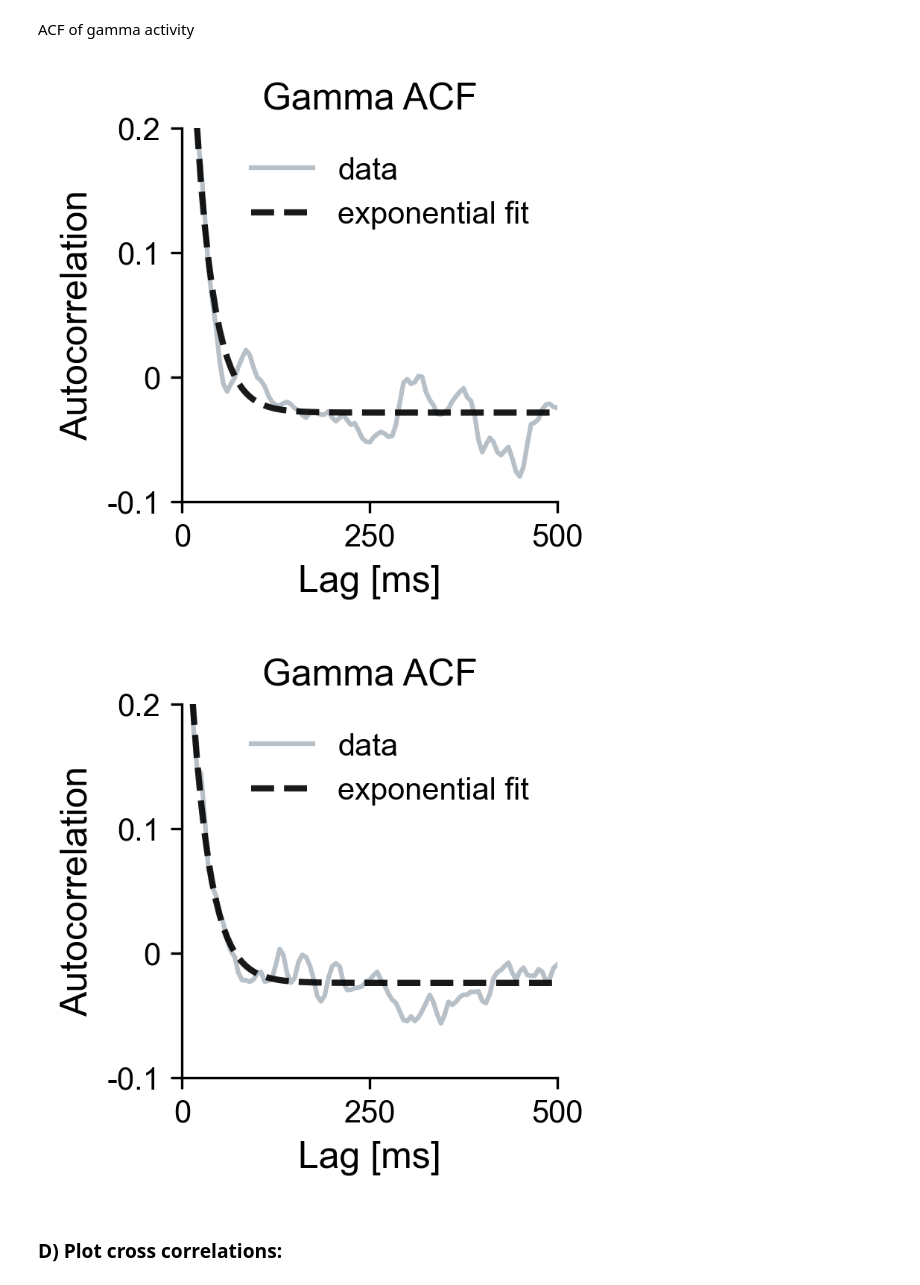
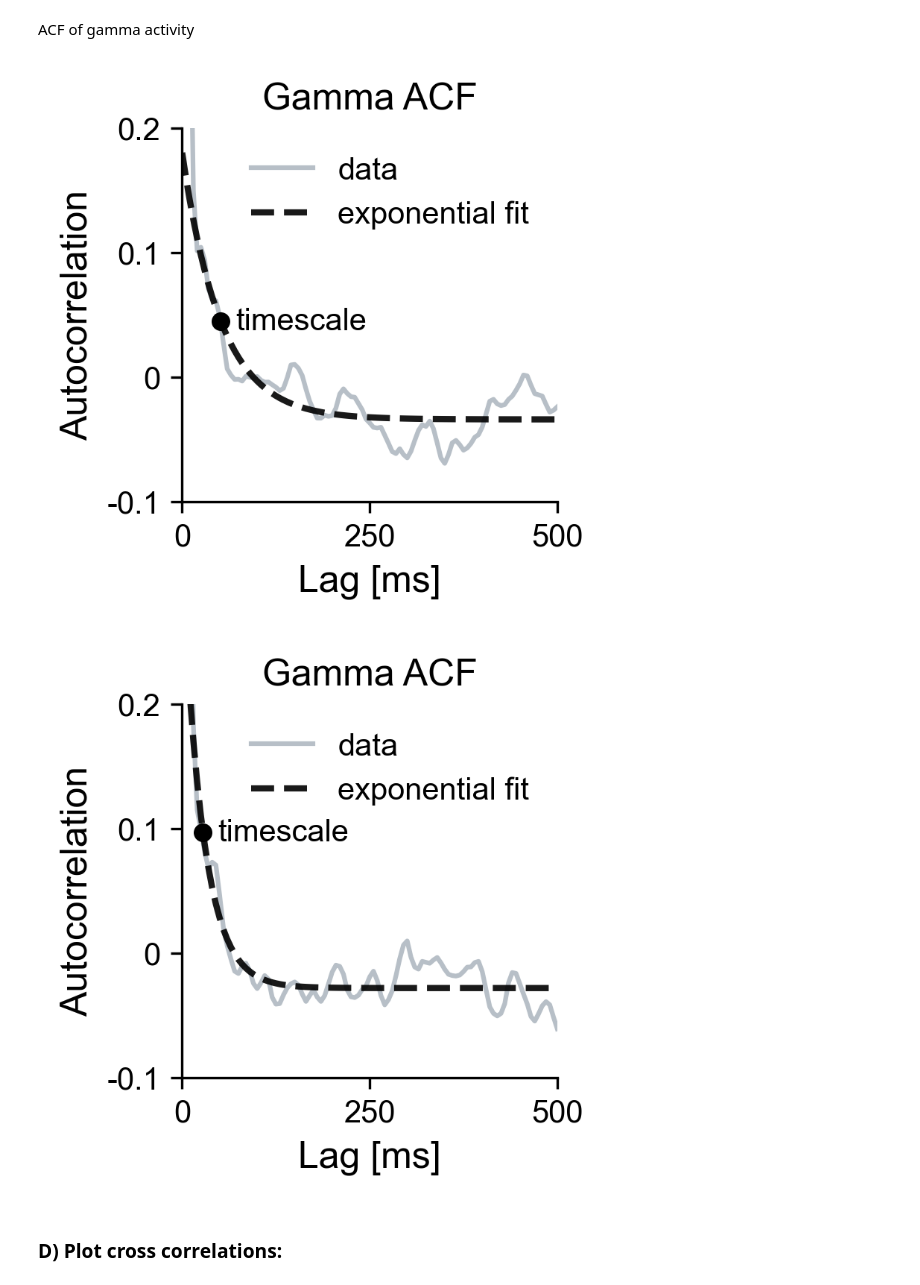
Before and after one commit to cusinatr/MNI-Analysis, a Jupyter notebook: Analysis/Figures/Fig_intro.ipynb, the cells around one changed output. Saved outputs shown, nothing was run; the diff lists cells and outputs as text; code cells hidden in the pictures.

Commit message:
update figures

```diff
--- a/Analysis/Figures/Fig_intro.ipynb
+++ b/Analysis/Figures/Fig_intro.ipynb
@@ -73,19 +73,8 @@ data_R = data["Data_R"].T
 Selected patients and channels to plot:
 # %%
 # Patients and channels to use
-# pats = [34, 34]  # [41, 41] #[93, 93]  #[76, 76] # [78, 78]
-# chans = [
-#     "GD034Lr_3",
-#     "GD034Lu_2",
-# ]  # ["GD041Lr_6",	"GD041Ls_6"]	 #["NG093RF143",	"NG093RF144"]	 # ["MM076LOF5",	"MM076LOF6"]
-# # [
-# #     "MM078LH8",
-# #     "MM078LOF3",
-# # ]  # ["NG103LG15", "NG103LT14"]
-
-
-pats = [78, 78]  # [34, 34]
-chans = ["MM078LOF3", "MM078LH8"]  # ["GD034Lr_3", "GD034Lu_2"]
+pats = [34, 34] # [78, 78]  # [34, 34]
+chans = ["GD034Lr_3", "GD034Lu_2"] # ["MM078LOF3", "MM078LH8"]  # ["GD034Lr_3", "GD034Lu_2"]
 lobes = ["Frontal", "Temporal"]
 # %% [markdown]
 Define names and colors:
@@ -369,6 +358,20 @@ for pat, chan, lobe in zip(pats, chans, lobes):
             alpha=0.9,
             label="exponential fit",
         )
+        ax.scatter(
+            params[0] * 1000,
+            params[1] * (1/np.e + params[2]),
+            marker="o",
+            c="k",
+            s=25,
+            zorder=5
+        )
+        ax.annotate(
+            "timescale",
+            (params[0] * 1000 + 20, params[1] * (1/np.e + params[2])),
+            va="center",
+            fontsize=plots.fsize.TEXT_SIZE
+        )
         # title = " - ".join([str(pat), chan, lobe])
         ax.set_title(
             "Broadband ACF", fontsize=plots.fsize.TITLE_SIZE
@@ -450,37 +453,51 @@ for pat, chan, lobe in zip(pats, chans, lobes):
             alpha=0.9,
             label="exponential fit",
         )
+        ax.scatter(
+            params[0] * 1000,
+            params[1] * (1/np.e + params[2]),
+            marker="o",
+            c="k",
+            s=25,
+            zorder=5
+        )
+        ax.annotate(
+            "timescale",
+            (params[0] * 1000 + 20, params[1] * (1/np.e + params[2])),
+            va="center",
+            fontsize=plots.fsize.TEXT_SIZE
+        )
         # title = " - ".join([str(pat), chan, lobe])
         ax.set_title(
             "Gamma ACF", fontsize=plots.fsize.TITLE_SIZE
         )
         ax.set_xlim(0, 500)
         ax.set_xticks(
             [0, 250, 500],
             labels=[0, 250, 500],
             fontsize=plots.fsize.TICK_SIZE
         )
         ax.set_xlabel(
             "Lag [ms]", fontsize=plots.fsize.LABEL_SIZE
         )
         ax.set_ylim(-0.1, 0.2)
         ax.set_yticks(
             [-0.1, 0, 0.1, 0.2],
             labels=[-0.1, 0, 0.1, 0.2],
             fontsize=plots.fsize.TICK_SIZE
         )
         ax.set_ylabel(
             "Autocorrelation", fontsize=plots.fsize.LABEL_SIZE
         )
         plots._format_spines(ax)
     ax.legend(frameon=False, fontsize=plots.fsize.TEXT_SIZE)
 
     plots.save_figure(fig, fig_path.joinpath(f"ACF_{pat}_{chan}_gamma.svg"))
 
     plt.show()
 # %% [output]
-[figure, old version]
+[figure, new version]
-[figure, old version]
+[figure, new version]
 # %% [markdown]
 ### D) Plot cross correlations:
 # %%
```
Also changed, not shown: parts of 1 cell of this notebook, 4 other files.
